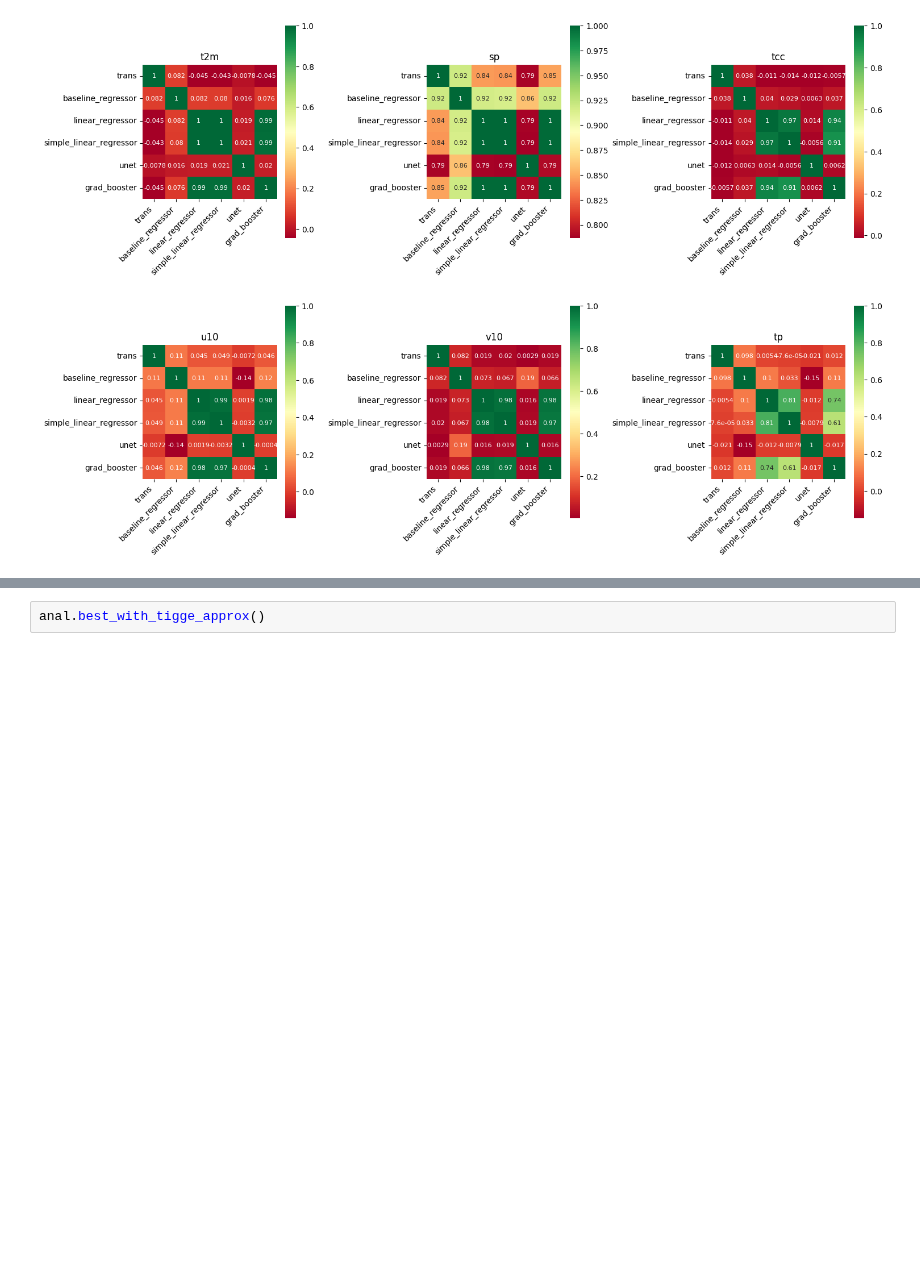
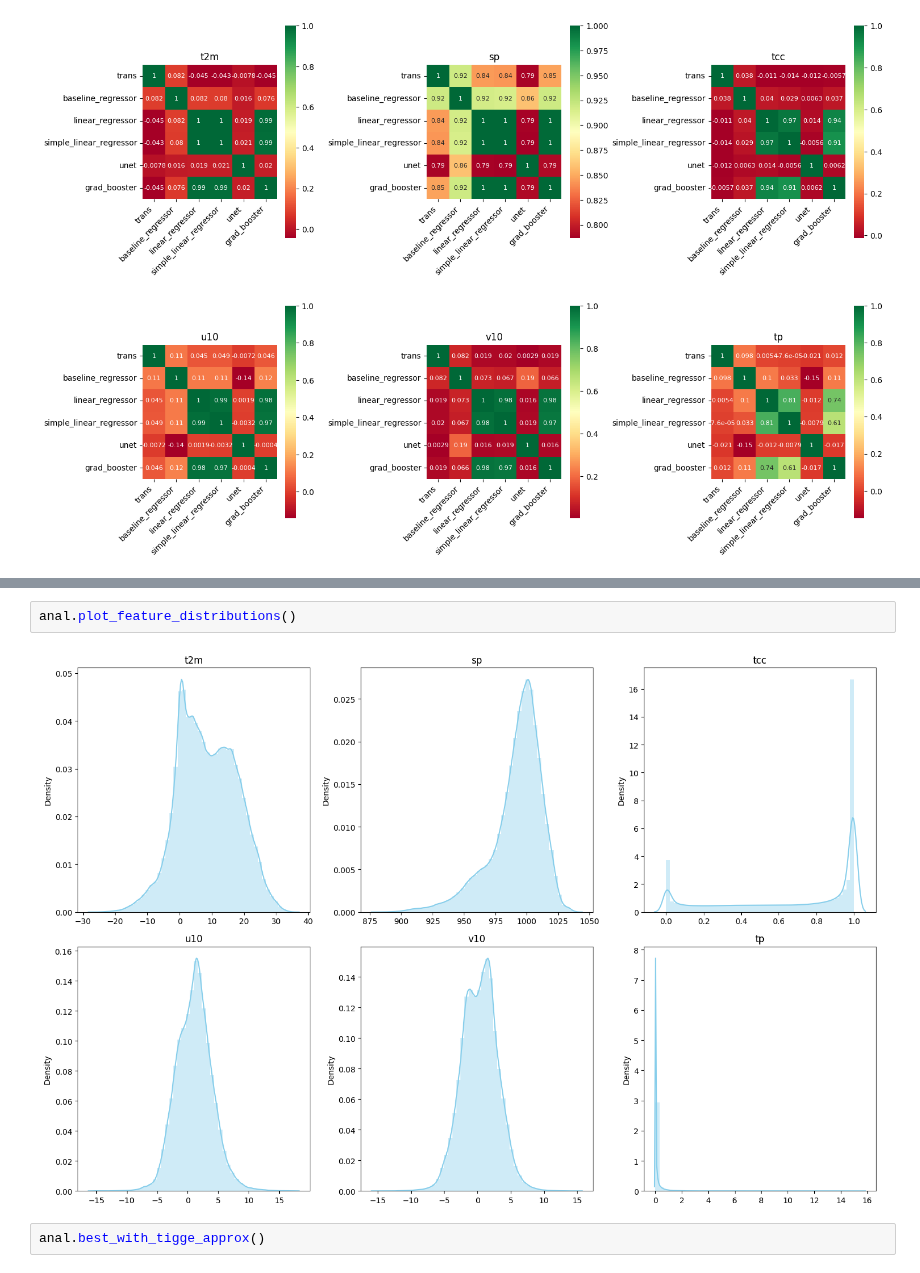
Before and after one commit to iwamaciek/stwp, a Jupyter notebook: demos/experiments.ipynb, the cells around one changed output, grey strips where cells are left out. Saved outputs shown, nothing was run; the diff lists cells and outputs as text; blank space fills up the shorter version.

```diff
--- a/demos/experiments.ipynb
+++ b/demos/experiments.ipynb
@@ -17,3 +21,7 @@ anal.plot_pred_corr_matrix()
+# %%
+anal.plot_feature_distributions()
+# %% [output]
+[figure, added]
 # %%
 anal.best_with_tigge_approx()
 # %% [output]
```
Also changed, not shown: parts of 1 cell of this notebook, 1 other file.
